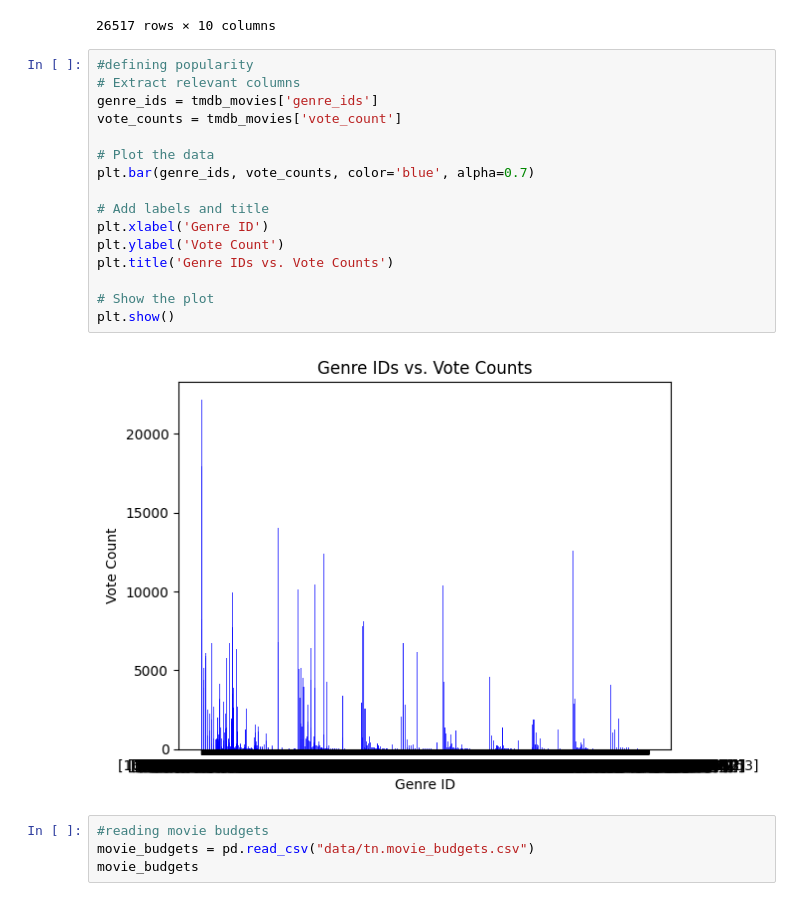
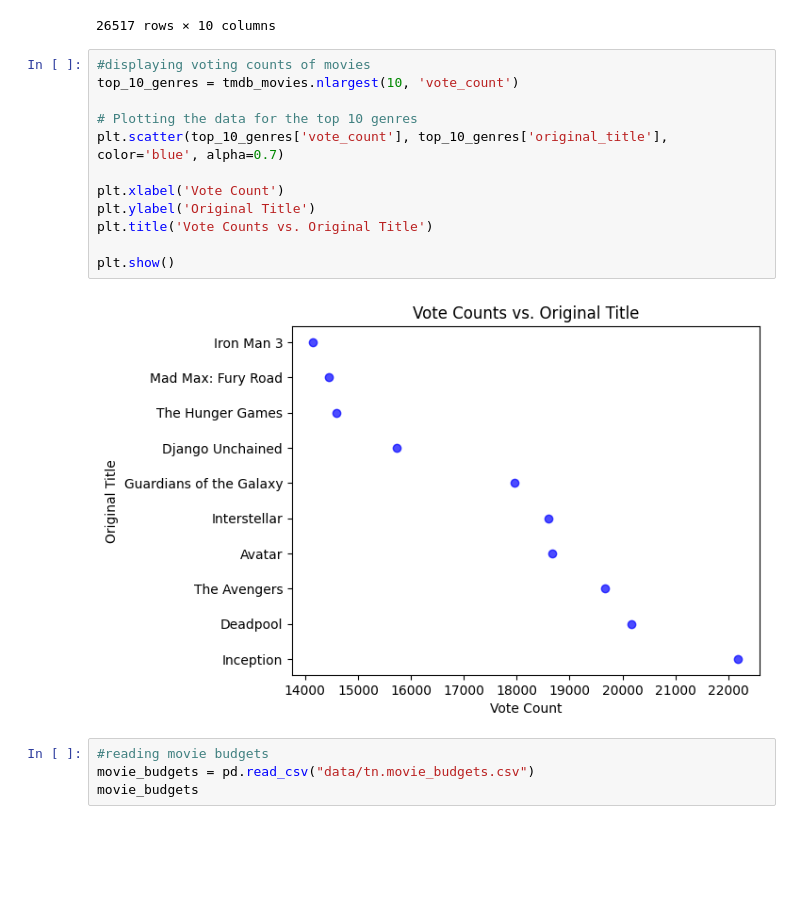
Before and after one commit to likebubba/Microsoft-Phase-1-Project, a Jupyter notebook: student.ipynb, the cells around one changed output. Drawn from its saved outputs; the diff is of its cells as text; blank space fills up the shorter version.

```diff
--- a/student.ipynb
+++ b/student.ipynb
@@ -85,24 +84,20 @@ tmdb_movies
 | 26515 | 26515 | [10751, 12, 28] | 366854 | en | Trailer Made | 0.600 | 2018-06-22 | Trailer Made | ... |
 | 26516 | 26516 | [53, 27] | 309885 | en | The Church | 0.600 | 2018-10-05 | The Church | ... |
 26517 rows × 10 columns
-# %%
-#defining popularity
-# Extract relevant columns
-genre_ids = tmdb_movies['genre_ids']
-vote_counts = tmdb_movies['vote_count']
-
-# Plot the data
-plt.bar(genre_ids, vote_counts, color='blue', alpha=0.7)
-
-# Add labels and title
-plt.xlabel('Genre ID')
-plt.ylabel('Vote Count')
-plt.title('Genre IDs vs. Vote Counts')
-
-# Show the plot
-plt.show()
-# %% [output]
-[figure, removed]
+# %%
+#displaying voting counts of movies
+top_10_genres = tmdb_movies.nlargest(10, 'vote_count')
+
+# Plotting the data for the top 10 genres
+plt.scatter(top_10_genres['vote_count'], top_10_genres['original_title'], color='blue', alpha=0.7)
+
+plt.xlabel('Vote Count')
+plt.ylabel('Original Title')
+plt.title('Vote Counts vs. Original Title')
+
+plt.show()
+# %% [output]
+[figure, added]
 # %%
 #reading movie budgets
 movie_budgets = pd.read_csv("data/tn.movie_budgets.csv")
```
Also changed, not shown: parts of 27 cells of this notebook, 18 other files.
